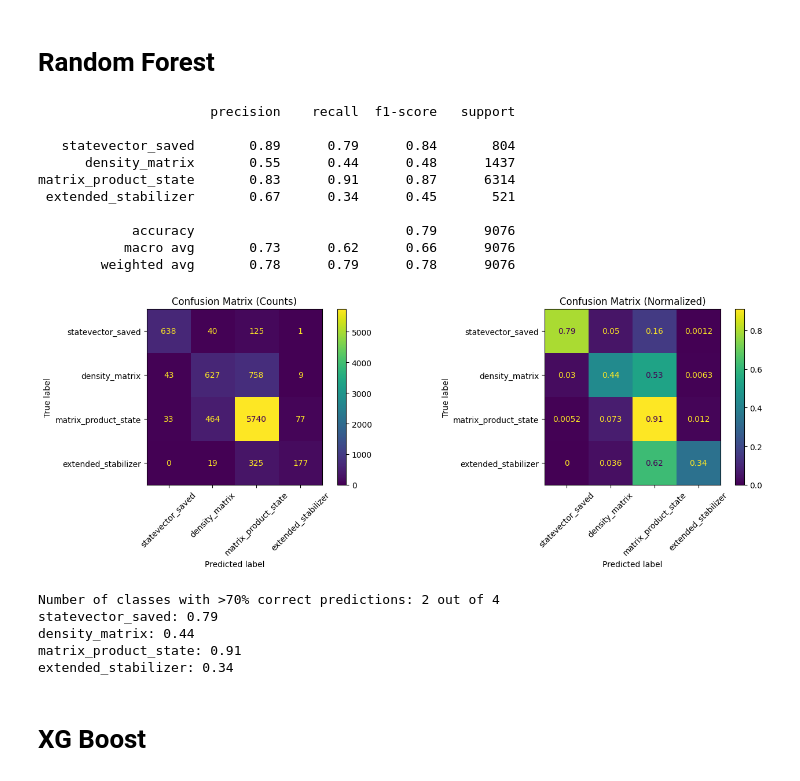
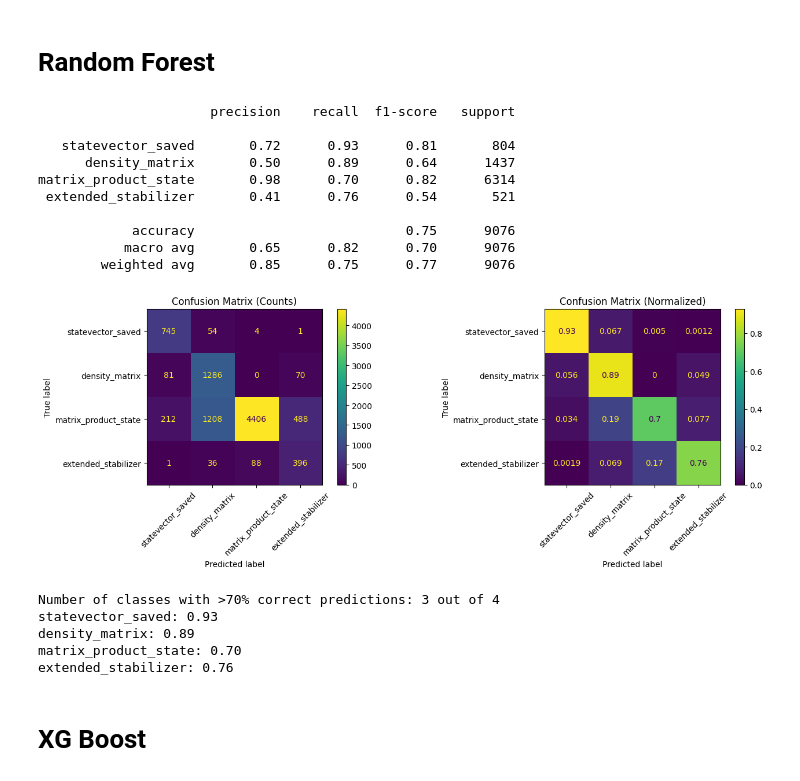
Before and after one commit to andreiilinescu/InferQ, a Jupyter notebook: analysis/selector.ipynb, the cells around one changed output. Saved outputs shown, nothing was run; the diff lists cells and outputs as text; code cells hidden in the pictures.

```diff
--- a/analysis/selector.ipynb
+++ b/analysis/selector.ipynb
@@ -162,7 +243,7 @@ extended_stabilizer     0.057365
 Name: proportion, dtype: float64
 # %%
 from sklearn.metrics import classification_report, ConfusionMatrixDisplay, confusion_matrix
-def PlotConfusionReport(y_test, y_pred):
+def PlotConfusionReport(y_test, y_pred, method):
     fig, axes = plt.subplots(1, 2, figsize=(14, 5))
     ConfusionMatrixDisplay.from_predictions(
         y_test,
@@ -271,15 +352,15 @@ extended_stabilizer: 0.07
 # %%
 from sklearn.neighbors import KNeighborsClassifier
 
-model = KNeighborsClassifier(
+modelKNN = KNeighborsClassifier(
     n_neighbors=5
 )
 
-model.fit(X_train, y_train)
-y_pred = model.predict(X_test)
+modelKNN.fit(X_train, y_train)
+y_predKNN = modelKNN.predict(X_test)
 
-print(classification_report(y_test, y_pred))
-PlotConfusionReport(y_test, y_pred)
+print(classification_report(y_test, y_predKNN))
+PlotConfusionReport(y_test, y_predKNN, "K-Nearest Neighbors")
 # %% [output]
                       precision    recall  f1-score   support
 
@@ -302,17 +383,17 @@ extended_stabilizer: 0.45
 # %%
 from sklearn.tree import DecisionTreeClassifier
 
-model = DecisionTreeClassifier(
+modelDecisionTree = DecisionTreeClassifier(
     max_depth=5,
-    random_state=42
+    random_state=42,
+    class_weight="balanced",
 )
 
-model.fit(X_train, y_train)
-y_pred = model.predict(X_test)
+modelDecisionTree.fit(X_train, y_train)
+y_predDecisionTree = modelDecisionTree.predict(X_test)
 
-print(classification_report(y_test, y_pred))
-PlotConfusionReport(y_test, y_pred)
-plt.show()
+print(classification_report(y_test, y_predDecisionTree))
+PlotConfusionReport(y_test, y_predDecisionTree, "Decision Tree")
 # %% [output]
                       precision    recall  f1-score   support
 
@@ -334,42 +415,42 @@ extended_stabilizer: 0.43
 # Random Forest
 # %%
 from sklearn.ensemble import RandomForestClassifier
-model = RandomForestClassifier(
+modelRandomForest = RandomForestClassifier(
     n_estimators=200,
     max_depth=6,
     min_samples_leaf=10,
     n_jobs=-1,
-    # class_weight="balanced",
+    class_weight="balanced",
     random_state=RANDOM_STATE
 )
 
-model.fit(X_train, y_train)
-y_pred = model.predict(X_test)
+modelRandomForest.fit(X_train, y_train)
+y_predRandomForest = modelRandomForest.predict(X_test)
 
 print(classification_report(
-    y_test, y_pred,
+    y_test, y_predRandomForest,
     labels=METHODS,
     target_names = METHODS
 ))
 
-PlotConfusionReport(y_test, y_pred)
+PlotConfusionReport(y_test, y_predRandomForest, "Random Forest")
 # %% [output]
                       precision    recall  f1-score   support
 
-   statevector_saved       0.89      0.79      0.84       804
-      density_matrix       0.55      0.44      0.48      1437
-matrix_product_state       0.83      0.91      0.87      6314
- extended_stabilizer       0.67      0.34      0.45       521
+   statevector_saved       0.72      0.93      0.81       804
+      density_matrix       0.50      0.89      0.64      1437
+matrix_product_state       0.98      0.70      0.82      6314
+ extended_stabilizer       0.41      0.76      0.54       521
 
-            accuracy                           0.79      9076
-           macro avg       0.73      0.62      0.66      9076
-        weighted avg       0.78      0.79      0.78      9076
+            accuracy                           0.75      9076
+           macro avg       0.65      0.82      0.70      9076
+        weighted avg       0.85      0.75      0.77      9076
-[figure, old version]
+[figure, new version]
-Number of classes with >70% correct predictions: 2 out of 4
-statevector_saved: 0.79
-density_matrix: 0.44
-matrix_product_state: 0.91
-extended_stabilizer: 0.34
+Number of classes with >70% correct predictions: 3 out of 4
+statevector_saved: 0.93
+density_matrix: 0.89
+matrix_product_state: 0.70
+extended_stabilizer: 0.76
 # %% [markdown]
 # XG Boost
 # %%
```
Also changed, not shown: parts of 9 cells of this notebook, 1 other file.
